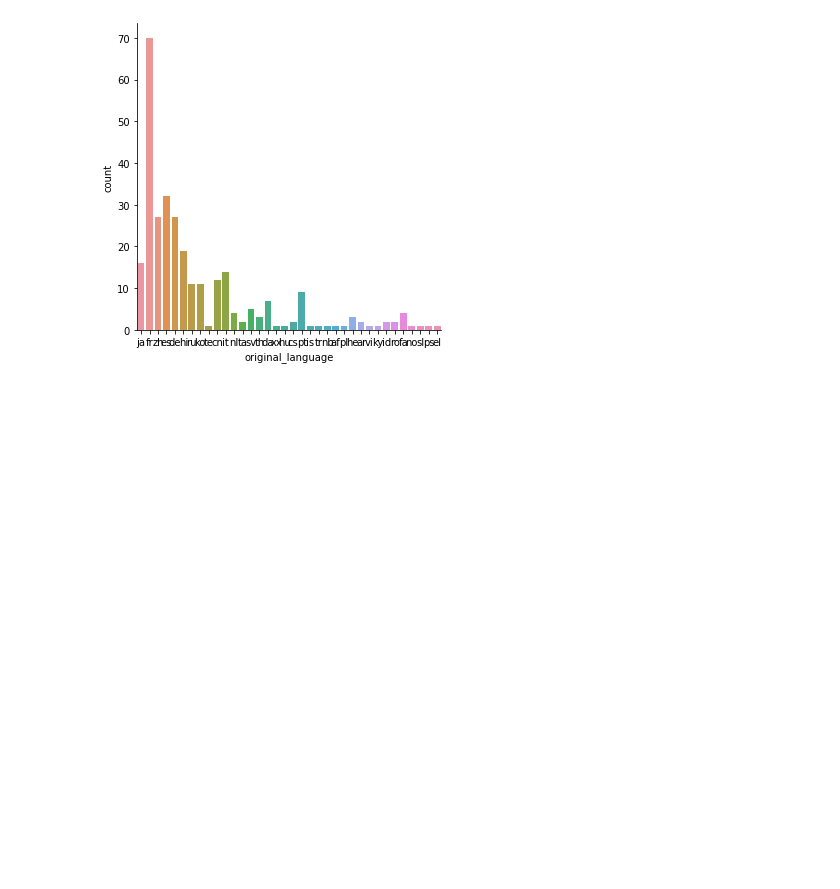
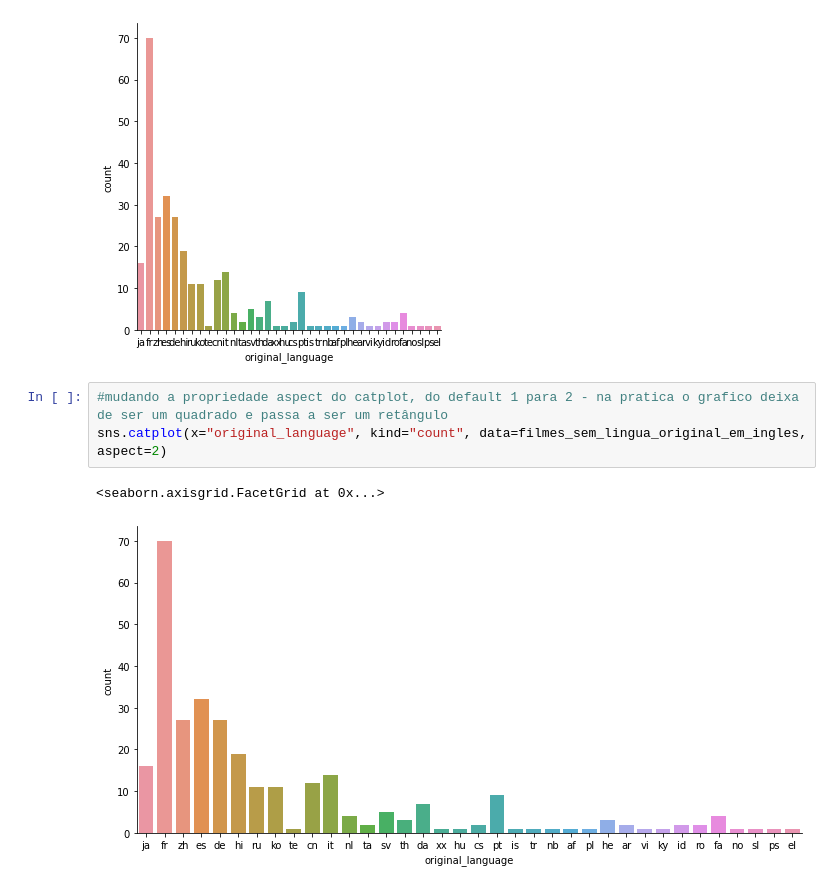
Before and after one commit to brunon-dev/intro-data-science, a Jupyter notebook: IntroDataScience.ipynb, the cells around one changed output. Drawn from its saved outputs; the diff is of its cells as text; blank space fills up the shorter version.

Commit message:
Altera parâmetros do catplot do seaborn para melhorar a visualização dos dados

```diff
--- a/IntroDataScience.ipynb
+++ b/IntroDataScience.ipynb
@@ -318,3 +318,9 @@ sns.catplot(x="original_language", kind="count", data=filmes_sem_lingua_original
 # %% [output]
 <seaborn.axisgrid.FacetGrid at 0x...>
 [figure]
+# %%
+#mudando a propriedade aspect do catplot, do default 1 para 2 - na pratica o grafico deixa de ser um quadrado e passa a ser um retângulo
+sns.catplot(x="original_language", kind="count", data=filmes_sem_lingua_original_em_ingles, aspect=2)
+# %% [output]
+<seaborn.axisgrid.FacetGrid at 0x...>
+[figure, added]
```
Also changed, not shown: parts of 2 cells of this notebook.
